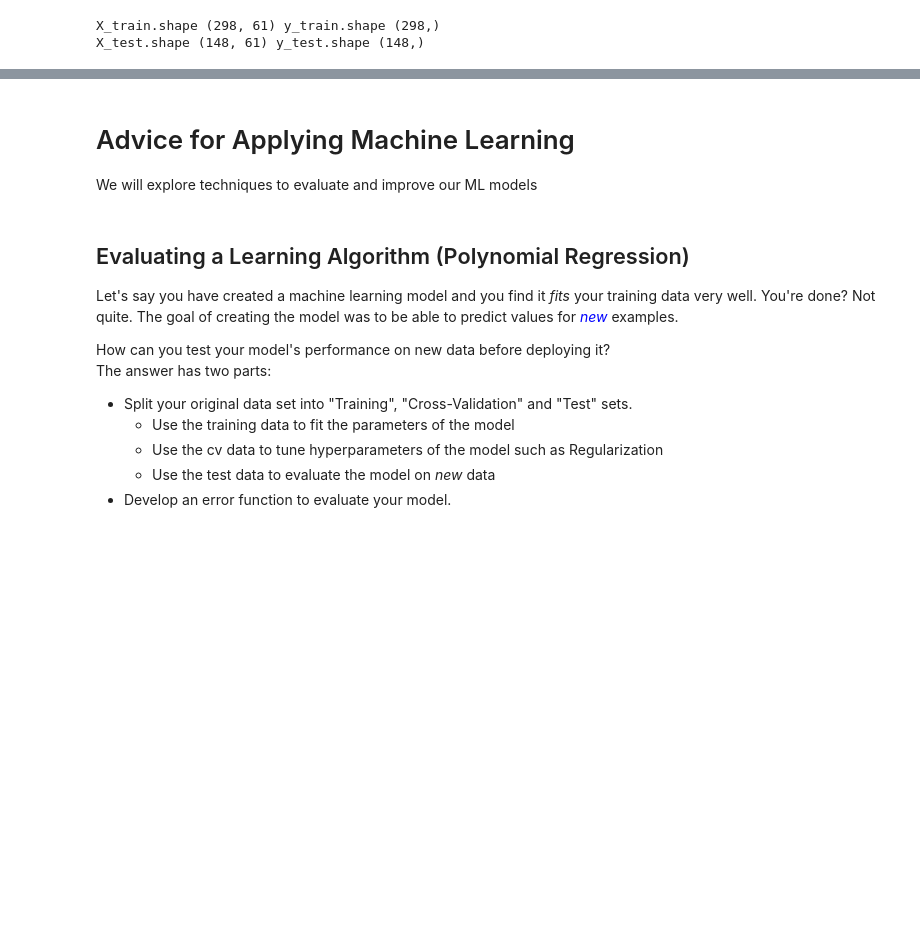
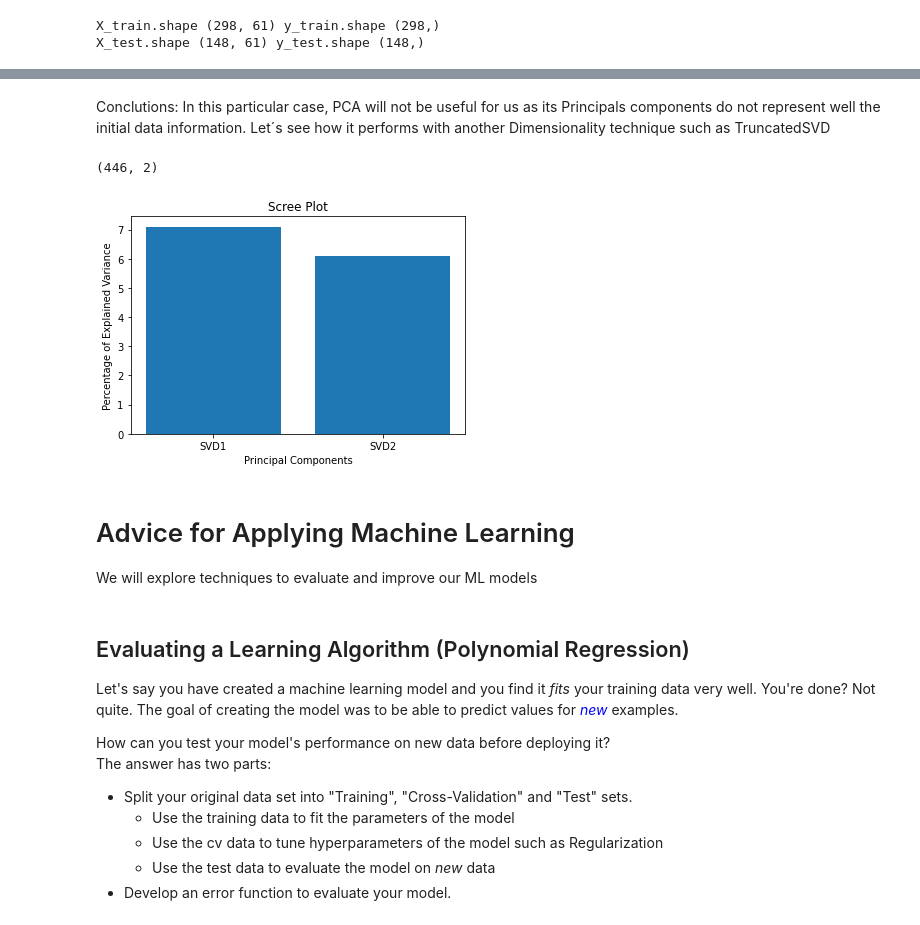
Before and after one commit to santiagoromero20/NBAPredictions, a Jupyter notebook: NBAPredictions.ipynb, the cells around one changed output, grey strips where cells are left out. Saved outputs shown, nothing was run; the diff lists cells and outputs as text; code cells hidden in the pictures; blank space fills up the shorter version.

```diff
--- a/NBAPredictions.ipynb
+++ b/NBAPredictions.ipynb
@@ -811,3 +885,21 @@ X_test.shape (148, 61) y_test.shape (148,)
+# %% [markdown]
+Conclutions: In this particular case, PCA will not be useful for us as its Principals components do not represent well the initial data information. Let´s see how it performs with another Dimensionality technique such as TruncatedSVD
+# %%
+svd = TruncatedSVD(algorithm='randomized', random_state=42)
+princ_comps = svd.fit_transform(df_all)
+print(princ_comps.shape)
+
+per_var = np.round(svd.explained_variance_ratio_* 100 , decimals=1)[0:2]
+labels = ["SVD" + str(x) for x in range(1, len(per_var)+1)]
+
+plt.bar(x=range(1, len(per_var)+1), height=per_var, tick_label=labels)
+plt.ylabel("Percentage of Explained Variance")
+plt.xlabel("Principal Components")
+plt.title("Scree Plot")
+plt.show()
+# %% [output]
+(446, 2)
+[figure, added]
 # %% [markdown]
 # Advice for Applying Machine Learning
 
```
Also changed, not shown: parts of 17 cells of this notebook.
